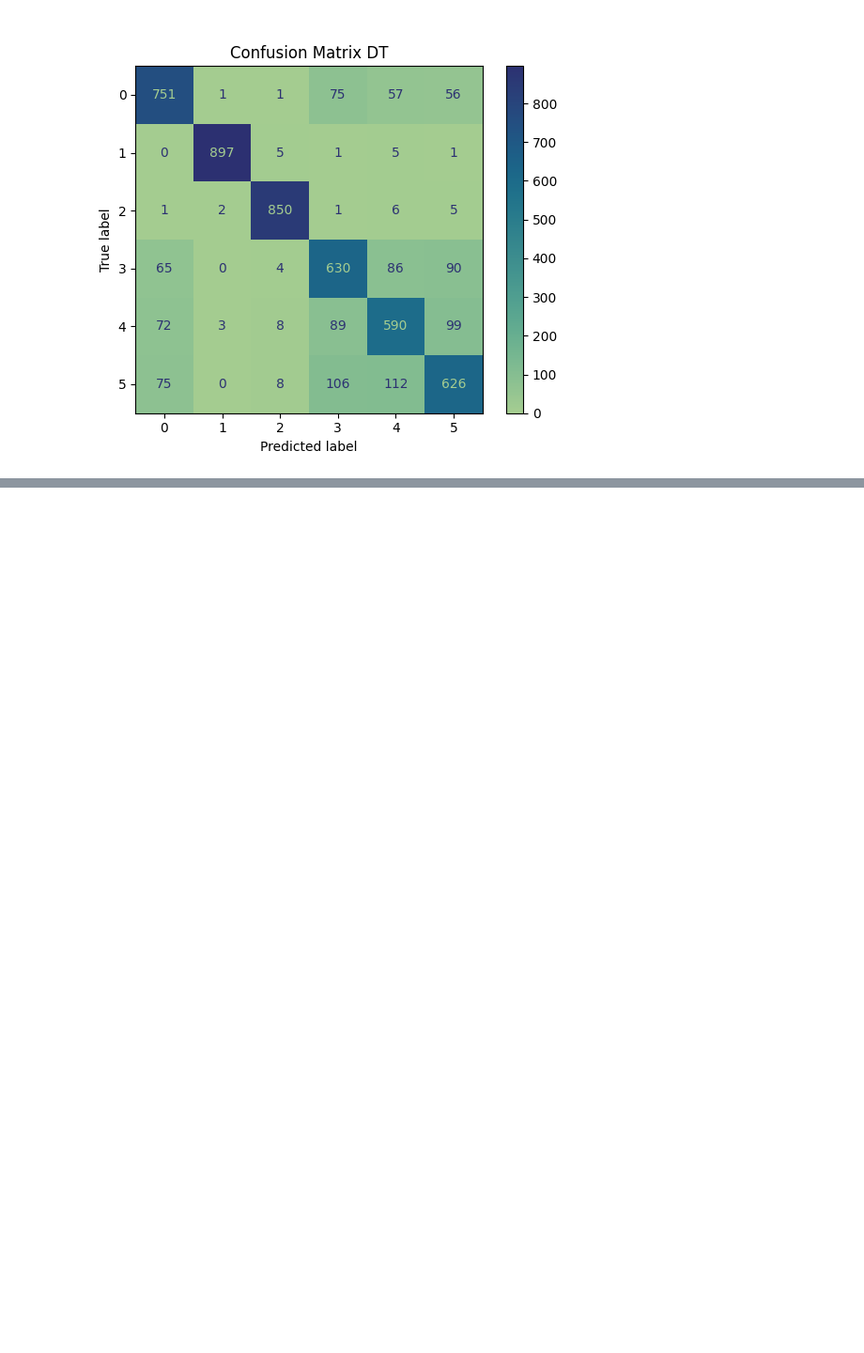
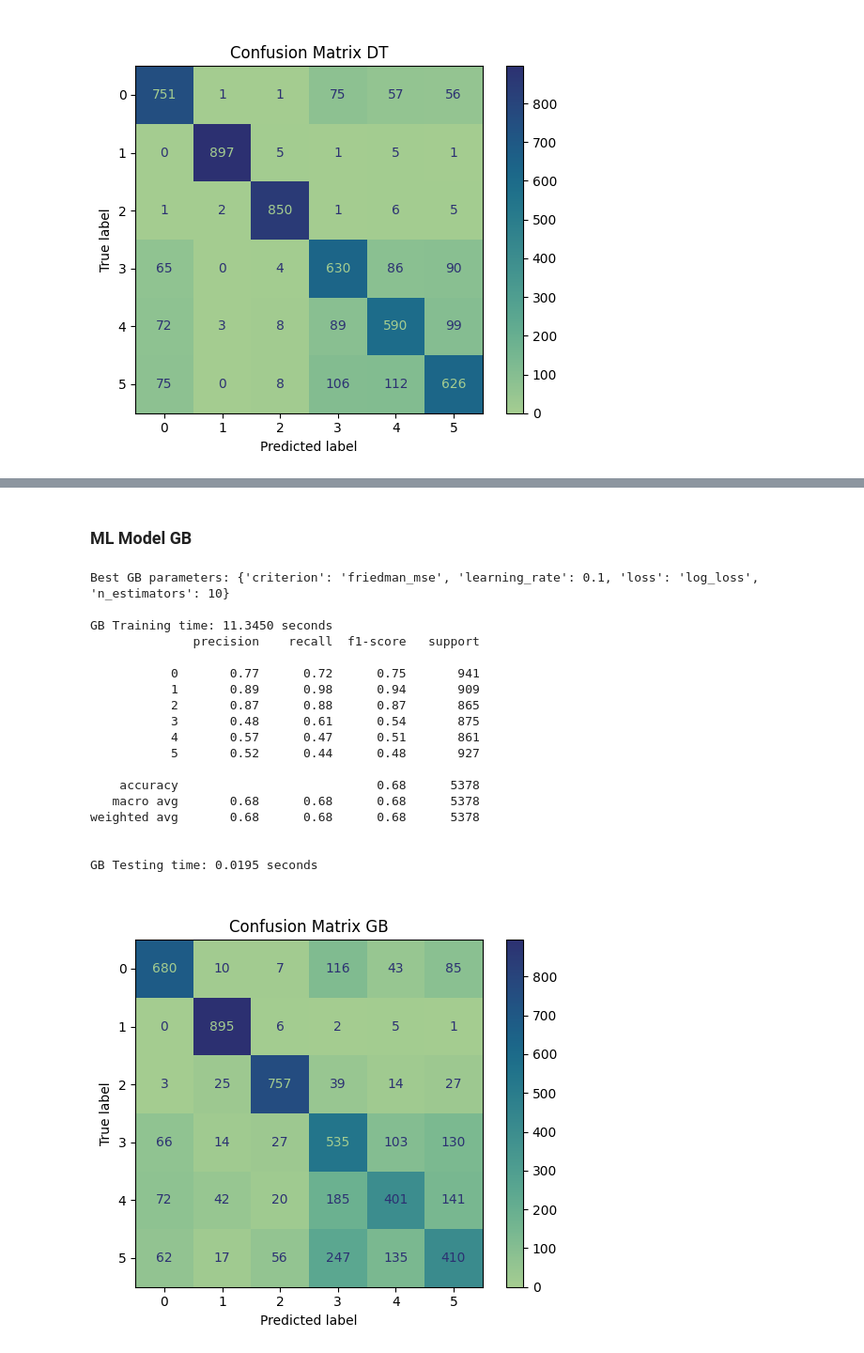
Before and after one commit to Krish1926/Human-Activity-Detection, a Jupyter notebook: Human_Activity_Detection_Final_Code.ipynb, the cells around one changed output, grey strips where cells are left out. Shown: that part at 94% size. Drawn from its saved outputs; the diff is of its cells as text; code cells hidden in the pictures; blank space fills up the shorter version.

```diff
--- a/Human_Activity_Detection_Final_Code.ipynb
+++ b/Human_Activity_Detection_Final_Code.ipynb
@@ -478,0 +530,51 @@ DT Testing time: 0.0128 seconds
+# %% [markdown]
+### ML Model GB
+# %%
+params_gb = {
+    'loss': ['log_loss', 'exponential'],
+    'criterion': ['friedman_mse', 'friedman_mse'],
+    'learning_rate': [0.1, 0.2, 0.5, 1.0],
+    'n_estimators': [10, 20, 40]
+}
+
+gb_model = GradientBoostingClassifier()
+grid_gb = GridSearchCV(gb_model, params_gb, cv=2)
+grid_gb.fit(HF_X_train.sample(1500), HF_y_train.sample(1500))
+print("Best GB parameters:", grid_gb.best_params_)
+
+start_time = time.time()
+gb_mod = grid_gb.best_estimator_
+gb_mod.fit(HF_X_train, HF_y_train)
+end_time = time.time()
+print(f"\nGB Training time: {end_time - start_time:.4f} seconds")
+
+start_time = time.time()
+HF_y_pred = gb_mod.predict(HF_X_test)
+print(classification_report(HF_y_test, HF_y_pred))
+end_time = time.time()
+print(f"\nGB Testing time: {end_time - start_time:.4f} seconds")
+
+HF_confmat = confusion_matrix(HF_y_test, HF_y_pred)
+ConfusionMatrixDisplay(confusion_matrix=HF_confmat, display_labels=[0, 1, 2, 3, 4, 5]).plot(cmap='crest')
+plt.title('\nConfusion Matrix GB')
+plt.show()
+# %% [output]
+Best GB parameters: {'criterion': 'friedman_mse', 'learning_rate': 0.1, 'loss': 'log_loss', 'n_estimators': 10}
+
+GB Training time: 11.3450 seconds
+              precision    recall  f1-score   support
+
+           0       0.77      0.72      0.75       941
+           1       0.89      0.98      0.94       909
+           2       0.87      0.88      0.87       865
+           3       0.48      0.61      0.54       875
+           4       0.57      0.47      0.51       861
+           5       0.52      0.44      0.48       927
+
+    accuracy                           0.68      5378
+   macro avg       0.68      0.68      0.68      5378
+weighted avg       0.68      0.68      0.68      5378
+
+
+GB Testing time: 0.0195 seconds
+[figure, added]
```
Also changed, not shown: parts of 4 cells of this notebook.
